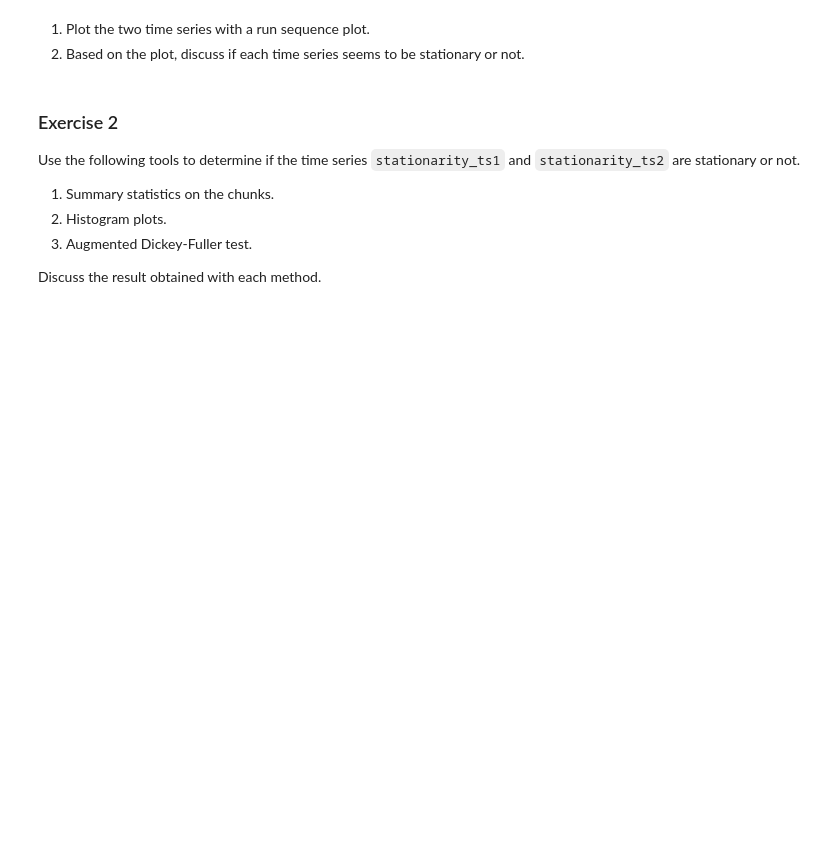
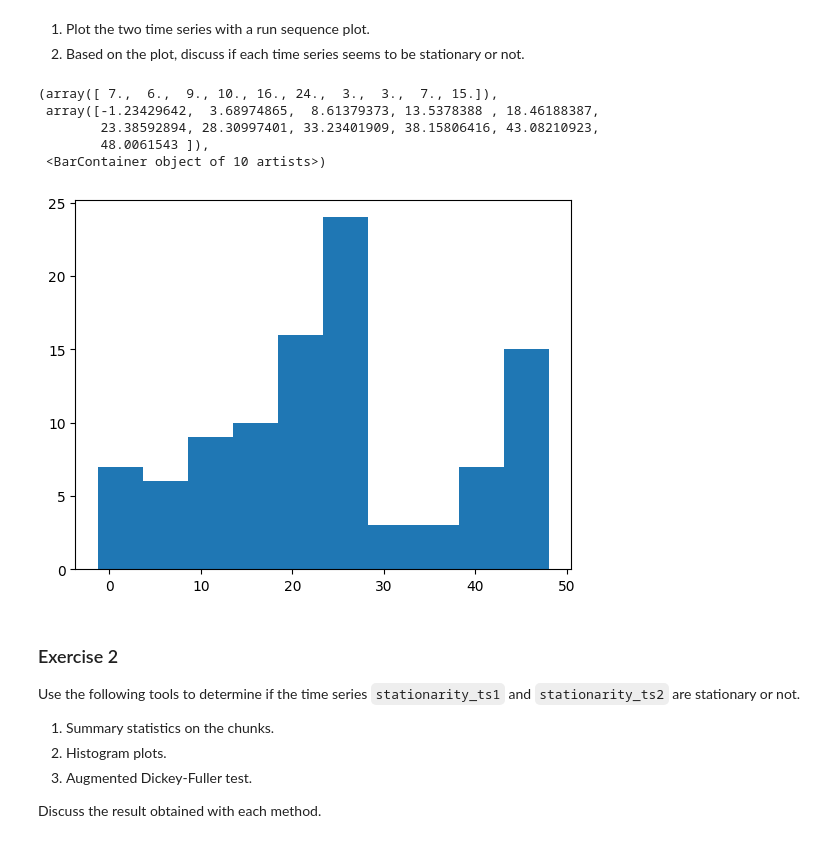
Before and after one commit to nsydn/time-series-analysis-and-forecasting, a Jupyter notebook: notebooks/02/stationarity_NSA.ipynb, the cells around one changed output. Cells and saved outputs as stored; diff of their text form; code cells hidden in the pictures; blank space fills up the shorter version.

```diff
--- a/notebooks/02/stationarity_NSA.ipynb
+++ b/notebooks/02/stationarity_NSA.ipynb
@@ -749,6 +749,16 @@ print(len(stationarity_ts2))
 # %% [markdown]
 1. Plot the two time series with a run sequence plot.
 4. Based on the plot, discuss if each time series seems to be stationary or not.
+# %%
+# plt.plot(stationarity_ts1)
+plt.hist(stationarity_ts2)
+# %% [output]
+(array([ 7.,  6.,  9., 10., 16., 24.,  3.,  3.,  7., 15.]),
+ array([-1.23429642,  3.68974865,  8.61379373, 13.5378388 , 18.46188387,
+        23.38592894, 28.30997401, 33.23401909, 38.15806416, 43.08210923,
+        48.0061543 ]),
+ <BarContainer object of 10 artists>)
+[figure, added]
 # %% [markdown]
 ### Exercise 2
 
```
Also changed, not shown: parts of 4 cells of this notebook.
